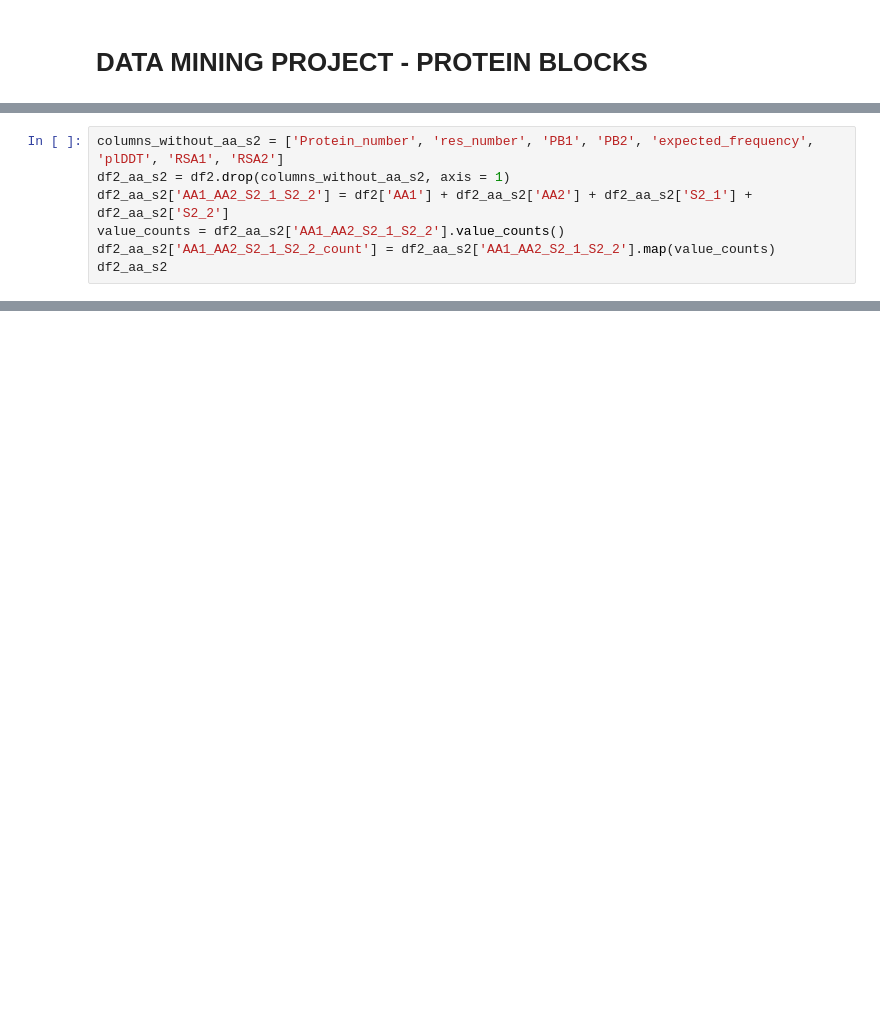
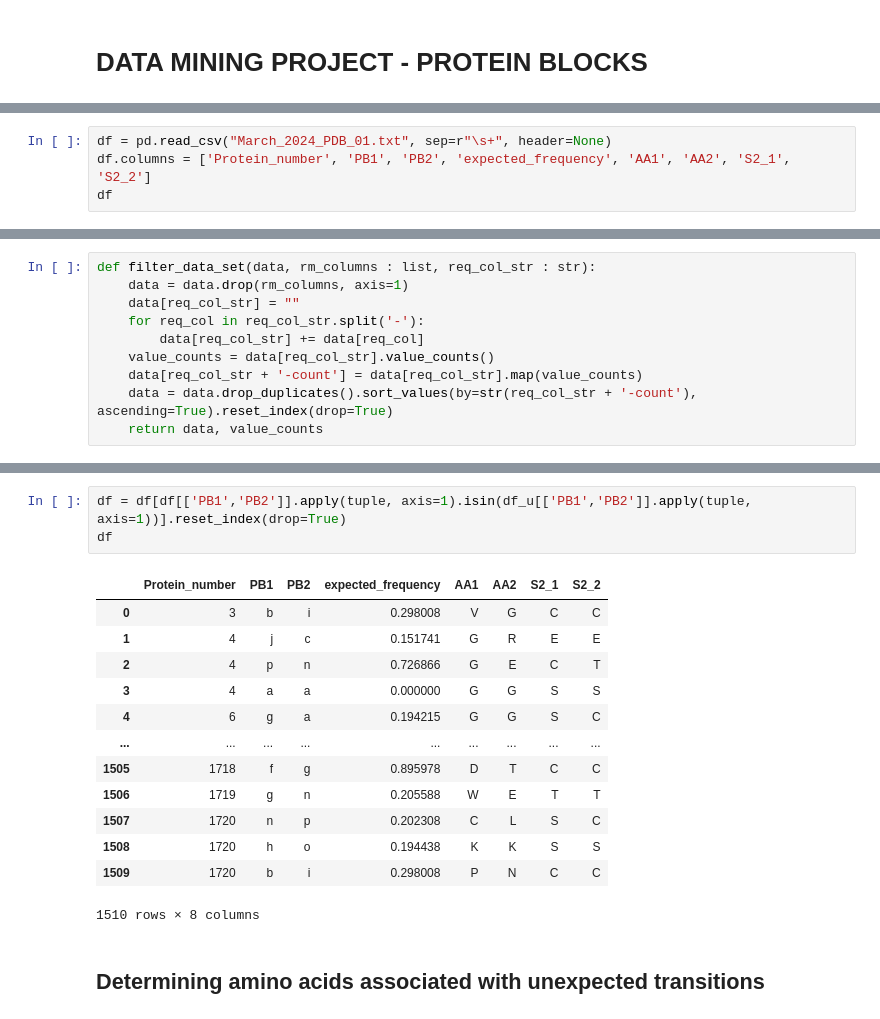
Before and after one commit to djurdjam02/DataMiningProject, a Jupyter notebook: project.ipynb, the cells around one changed output, grey strips where cells are left out. Drawn from its saved outputs; the diff is of its cells as text; blank space fills up the shorter version.

```diff
--- a/project.ipynb
+++ b/project.ipynb
@@ -128,7 +2,0 @@ plt.show()
-# %%
-columns_without_aa_s2 = ['Protein_number', 'res_number', 'PB1', 'PB2', 'expected_frequency', 'plDDT', 'RSA1', 'RSA2']
-df2_aa_s2 = df2.drop(columns_without_aa_s2, axis = 1)
-df2_aa_s2['AA1_AA2_S2_1_S2_2'] = df2['AA1'] + df2_aa_s2['AA2'] + df2_aa_s2['S2_1'] + df2_aa_s2['S2_2']
-value_counts = df2_aa_s2['AA1_AA2_S2_1_S2_2'].value_counts()
-df2_aa_s2['AA1_AA2_S2_1_S2_2_count'] = df2_aa_s2['AA1_AA2_S2_1_S2_2'].map(value_counts)
-df2_aa_s2
@@ -158,0 +7,4 @@ plt.show()
+# %%
+df = pd.read_csv("March_2024_PDB_01.txt", sep=r"\s+", header=None)
+df.columns = ['Protein_number', 'PB1', 'PB2', 'expected_frequency', 'AA1', 'AA2', 'S2_1', 'S2_2']
+df
@@ -158,0 +27,10 @@ plt.show()
+# %%
+def filter_data_set(data, rm_columns : list, req_col_str : str):
+    data = data.drop(rm_columns, axis=1)
+    data[req_col_str] = ""
+    for req_col in req_col_str.split('-'):
+        data[req_col_str] += data[req_col]
+    value_counts = data[req_col_str].value_counts()
+    data[req_col_str + '-count'] = data[req_col_str].map(value_counts)
+    data = data.drop_duplicates().sort_values(by=str(req_col_str + '-count'), ascending=True).reset_index(drop=True)
+    return data, value_counts
@@ -158,0 +62,19 @@ plt.show()
+# %%
+df = df[df[['PB1','PB2']].apply(tuple, axis=1).isin(df_u[['PB1','PB2']].apply(tuple, axis=1))].reset_index(drop=True)
+df
+# %% [output]
+|  | Protein_number | PB1 | PB2 | expected_frequency | AA1 | AA2 | S2_1 | S2_2 |
+| 0 | 3 | b | i | 0.298008 | V | G | C | C |
+| 1 | 4 | j | c | 0.151741 | G | R | E | E |
+| 2 | 4 | p | n | 0.726866 | G | E | C | T |
+| 3 | 4 | a | a | 0.000000 | G | G | S | S |
+| 4 | 6 | g | a | 0.194215 | G | G | S | C |
+| ... | ... | ... | ... | ... | ... | ... | ... | ... |
+| 1505 | 1718 | f | g | 0.895978 | D | T | C | C |
+| 1506 | 1719 | g | n | 0.205588 | W | E | T | T |
+| 1507 | 1720 | n | p | 0.202308 | C | L | S | C |
+| 1508 | 1720 | h | o | 0.194438 | K | K | S | S |
+| 1509 | 1720 | b | i | 0.298008 | P | N | C | C |
+1510 rows × 8 columns
+# %% [markdown]
+## Determining amino acids associated with unexpected transitions
```
Also changed, not shown: parts of 37 cells of this notebook.
